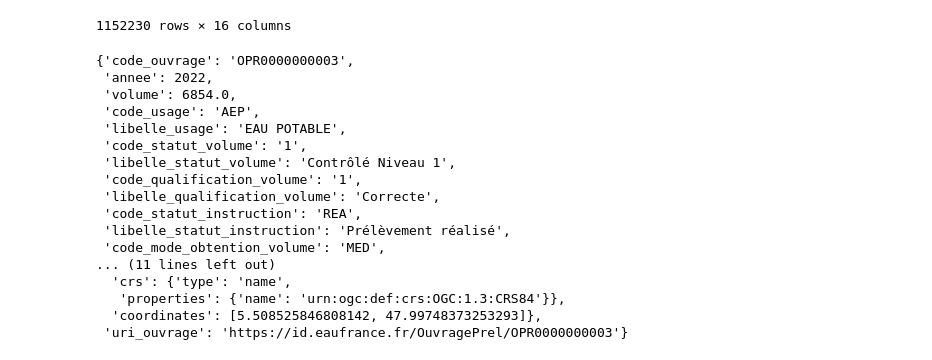
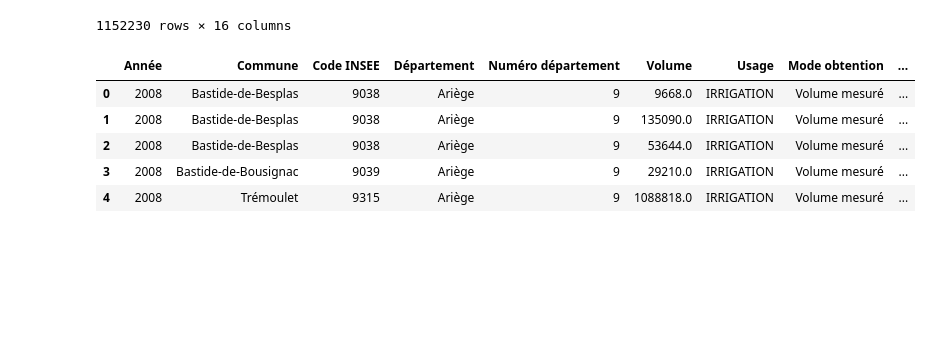
Before and after one commit to Garvoz/AquaVision, a Jupyter notebook: code_df_api_hubeau.ipynb, the cells around one changed output. Cells and saved outputs as stored; diff of their text form; code cells hidden in the pictures; blank space fills up the shorter version.

```diff
--- a/code_df_api_hubeau.ipynb
+++ b/code_df_api_hubeau.ipynb
@@ -68,25 +68,3 @@ df
 1152230 rows × 16 columns
 # %%
 df.to_csv('export/a_ignorer/prelevement.csv', sep=";", index=False)
-# %%
-url = "https://hubeau.eaufrance.fr/api/v1/prelevements/chroniques?annee=2022&code_departement=&format=json&size=20"
-docu = requests.get(url).json()
-docu['data'][0]
-# %% [output]
-{'code_ouvrage': 'OPR0000000003',
- 'annee': 2022,
- 'volume': 6854.0,
- 'code_usage': 'AEP',
- 'libelle_usage': 'EAU POTABLE',
- 'code_statut_volume': '1',
- 'libelle_statut_volume': 'Contrôlé Niveau 1',
- 'code_qualification_volume': '1',
- 'libelle_qualification_volume': 'Correcte',
- 'code_statut_instruction': 'REA',
- 'libelle_statut_instruction': 'Prélèvement réalisé',
- 'code_mode_obtention_volume': 'MED',
-... (11 lines left out)
-  'crs': {'type': 'name',
-   'properties': {'name': 'urn:ogc:def:crs:OGC:1.3:CRS84'}},
-  'coordinates': [5.508525846808142, 47.99748373253293]},
- 'uri_ouvrage': 'https://id.eaufrance.fr/OuvragePrel/OPR0000000003'}
@@ -96,0 +73,9 @@ df = pd.to_csv("stats_hubeau.csv")
+# %%
+prelevement.head()
+# %% [output]
+|  | Année | Commune | Code INSEE | Département | Numéro département | Volume | Usage | Mode obtention | ... |
+| 0 | 2008 | Bastide-de-Besplas | 9038 | Ariège | 9 | 9668.0 | IRRIGATION | Volume mesuré | ... |
+| 1 | 2008 | Bastide-de-Besplas | 9038 | Ariège | 9 | 135090.0 | IRRIGATION | Volume mesuré | ... |
+| 2 | 2008 | Bastide-de-Besplas | 9038 | Ariège | 9 | 53644.0 | IRRIGATION | Volume mesuré | ... |
+| 3 | 2008 | Bastide-de-Bousignac | 9039 | Ariège | 9 | 29210.0 | IRRIGATION | Volume mesuré | ... |
+| 4 | 2008 | Trémoulet | 9315 | Ariège | 9 | 1088818.0 | IRRIGATION | Volume mesuré | ... |
```
Also changed, not shown: parts of 8 cells of this notebook, 19 other files.
